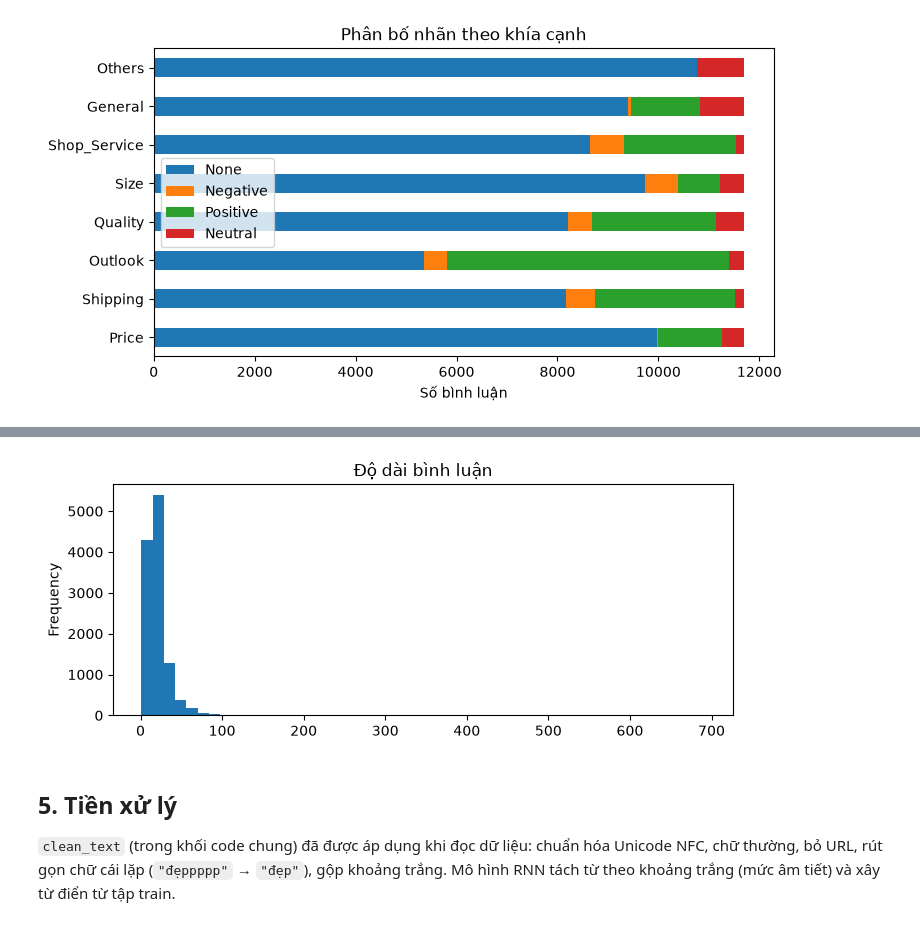
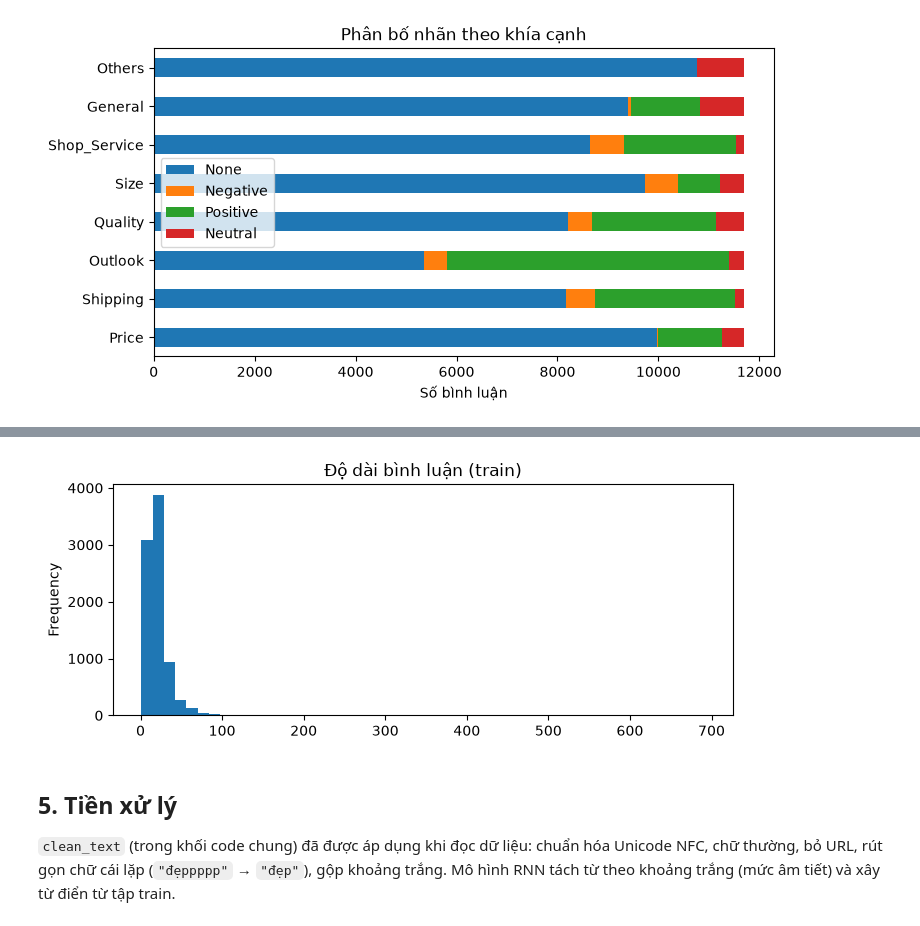
Before and after one commit to PeterBrr/absa-spark, a Jupyter notebook: notebooks/02_rnn_predict_batch_udf.ipynb, the cells around one changed output, grey strips where cells are left out. Saved outputs shown, nothing was run; the diff lists cells and outputs as text; code cells hidden in the pictures.

```diff
--- a/notebooks/02_rnn_predict_batch_udf.ipynb
+++ b/notebooks/02_rnn_predict_batch_udf.ipynb
@@ -525,11 +525,12 @@ plt.show()
 | Others | 10764 | 0 | 0 | 936 |
 [figure]
 # %%
-# Độ dài bình luận (số âm tiết) — chọn max_len = phân vị 95% để cắt bớt câu quá dài
-lengths = df["text"].str.split().str.len()
+# Độ dài bình luận (số âm tiết) trên TẬP TRAIN — chọn max_len = phân vị 95% để cắt bớt câu quá dài
+# (chỉ dùng train để val/test không ảnh hưởng tới cấu hình mô hình)
+lengths = train_df["text"].str.split().str.len()
 print(lengths.describe())
 MAX_LEN = int(np.percentile(lengths, 95))
 print("MAX_LEN =", MAX_LEN)
-lengths.plot(kind="hist", bins=50, figsize=(8, 3), title="Độ dài bình luận")
+lengths.plot(kind="hist", bins=50, figsize=(8, 3), title="Độ dài bình luận (train)")
 plt.show()
 # %% [output]
@@ -546,4 +547,4 @@ MAX_LEN = 46
-[figure, old version]
+[figure, new version]
 # %% [markdown]
 ## 5. Tiền xử lý
 
```
Also changed, not shown: parts of 6 cells of this notebook, 4 other files.
